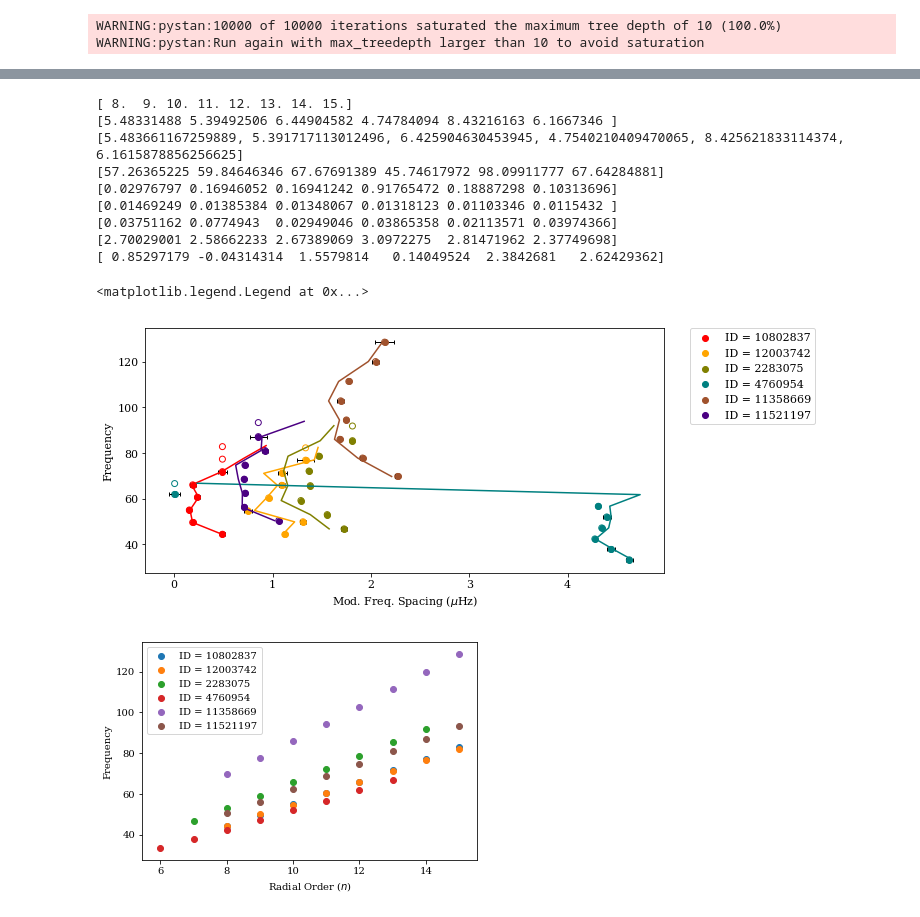
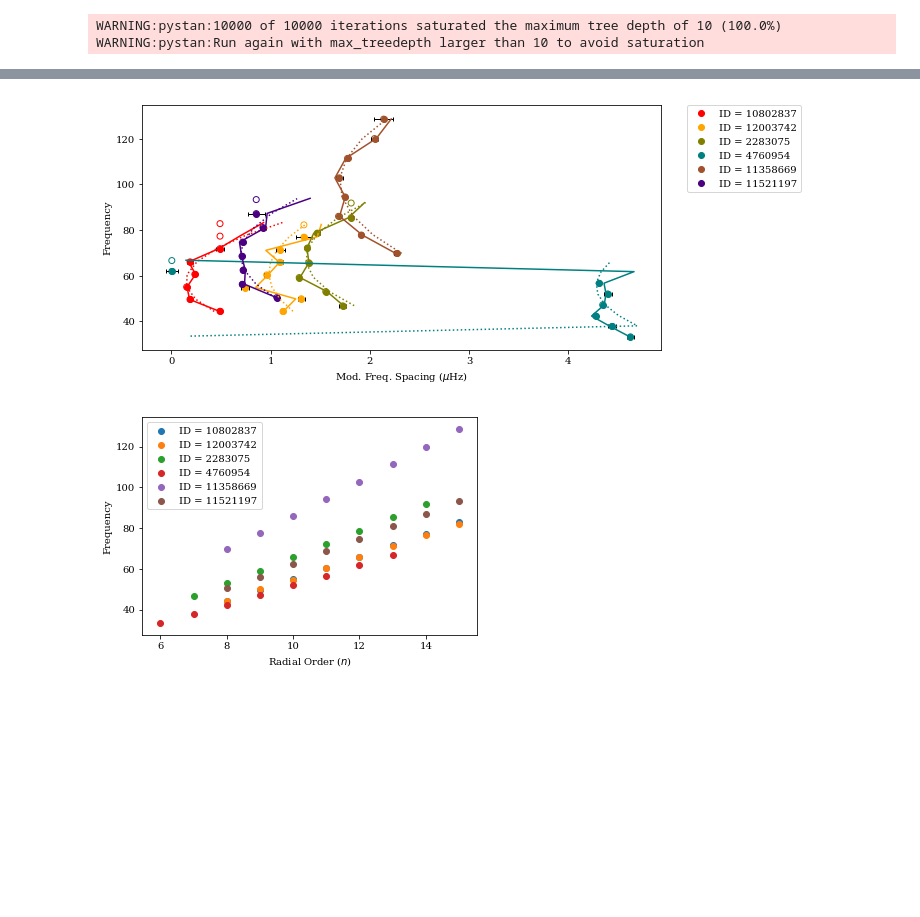
Before and after one commit to daw538/y4project, a Jupyter notebook: Dan_notebooks/rgdata-50hbm.ipynb, the cells around one changed output, grey strips where cells are left out. Saved outputs shown, nothing was run; the diff lists cells and outputs as text; code cells hidden in the pictures; blank space fills up the shorter version.

Commit message:
Output variables from working oscillatory model to parse into other models to help convergence of τ.

```diff
--- a/Dan_notebooks/rgdata-50hbm.ipynb
+++ b/Dan_notebooks/rgdata-50hbm.ipynb
@@ -310,9 +276,11 @@ plt.show()
 #%matplotlib inline
 def model(n,dnu,numax,eps,alpha,A,G,phi):#,tau):
     nmax = numax/dnu - eps
-    s = (n + eps + ((alpha/2)*(nmax-n)**2) + (((A*G)/(2*np.pi)) * np.sin((2*np.pi*(n-nmax))/G + phi)))*dnu#*np.exp(-n/(tau))
+    s = (n + eps + ((alpha/2)*(nmax-n)**2) +
+         (((A*G)/(2*np.pi)) * np.sin((2*np.pi*(n-nmax))/G + phi)))*dnu#*np.exp(-n/(tau))
     return s
 
+no_osc = np.loadtxt('/home/daniel/Documents/y4project/Dan_notebooks/no_osc_models.csv', delimiter=',')
 
 fig = plt.figure(1, figsize=(12,4))
 ax  = fig.add_subplot(111)
@@ -321,78 +289,47 @@ ax.set_position([0.1,0.1,0.6,0.85])
 import itertools
 colours = itertools.cycle(('r', 'orange', 'olive', 'teal', 'sienna', 'indigo'))
 
+params = np.zeros([len(IDs), 8])
+
 for i in np.arange(0,len(IDs),1):
     # Iterate point colour
     colour = next(colours)
+    pts = modesID[i].loc[(modesID[i]['f0_err'] < 10e3)]
     # Plot all frequencies, and errorbars for the 'true' data
     ax.scatter(modesID[i]['f0'] % dnu_avgID[i], modesID[i]['f0'],
                 label='', zorder=-1, facecolors='none', edgecolors=colour)
-    pts = modesID[i].loc[(modesID[i]['f0_err'] < 10e3)]
     ax.scatter(pts['f0'] % dnu_avgID[i], pts['f0'],
                 label=r'ID = '+str(IDs[i]), c=colour)
     ax.errorbar(pts['f0'] % dnu_avgID[i], pts['f0'], xerr=pts['f0_err'],
                         zorder=0, fmt="none", label='', c='k',
                         capsize=2, markersize=4, elinewidth=1)
 
-    # Plot the modelled fit
-    g2 = model(arr_n[i],
-           np.mean(fit['dnu'], axis=0)[i],
+    params[i] = [np.mean(fit['dnu'], axis=0)[i],
            np.mean(fit['numax'], axis=0)[i],
            np.mean(fit['epsilon'], axis=0)[i],
            np.mean(fit['alpha'], axis=0)[i],
            np.mean(fit['A'], axis=0)[i],
            np.mean(fit['G'], axis=0)[i],
            np.mean(fit['phi'], axis=0)[i],
-           #np.mean(fit['tau'], axis=0)[i]
-              )
+                np.nan]
 
-    ax.plot(g2 % np.mean(fit['dnu'], axis=0)[i], g2,
-             c=colour)
-'''
-g1 = model(arr_n[0],
-           np.mean(fit['dnu'], axis=0)[0],
-           np.mean(fit['nmax'], axis=0)[0],
-           np.mean(fit['epsilon'], axis=0)[0],
-           np.mean(fit['alpha'], axis=0)[0],
-           np.mean(fit['A'], axis=0)[0],
-           np.mean(fit['G'], axis=0)[0],
-           np.mean(fit['phi'], axis=0)[0],
-           np.mean(fit['tau'], axis=0)[0])
+    # Plot the modelled fit
+    g2 = model(arr_n[i], params[i,0], params[i,1], params[i,2], params[i,3],
+               params[i,4], params[i,5], params[i,6])
+    ax.plot(g2 % dnu_avgID[i], g2, c=colour)
+    ax.plot(no_osc[i] % dnu_avgID[i], no_osc[i], linestyle=':', c=colour)
 
-plt.plot(g1 % np.mean(fit['dnu'], axis=0)[0], g1,
-             label='Fit_2D')
 
-'''
-
-print(arr_n[0])
-print(np.mean(fit['dnu'], axis=0))
-print(dnu_avgID)
-print(np.mean(fit['numax'], axis=0))
-print(np.mean(fit['epsilon'], axis=0))
-print(np.mean(fit['alpha'], axis=0))
-print(np.mean(fit['A'], axis=0))
-print(np.mean(fit['G'], axis=0))
-print(np.mean(fit['phi'], axis=0))
-#print(np.mean(fit['tau'], axis=0))
-
+np.savetxt('no_tau_models.csv', params, delimiter=',')
 
 plt.legend()
 plt.ylabel('Frequency')
 plt.xlabel(r'Mod. Freq. Spacing ($\mu$Hz)')
 plt.legend(bbox_to_anchor=(1.05, 1), loc=2, borderaxespad=0.)
 #plt.savefig('seminar/somergbseizure.pdf', bbox='tight_layout')
+plt.show()
 # %% [output]
-[ 8.  9. 10. 11. 12. 13. 14. 15.]
-[5.48331488 5.39492506 6.44904582 4.74784094 8.43216163 6.1667346 ]
-[5.483661167259889, 5.391717113012496, 6.425904630453945, 4.7540210409470065, 8.425621833114374, 6.1615878856256625]
-[57.26365225 59.84646346 67.67691389 45.74617972 98.09911777 67.64284881]
-[0.02976797 0.16946052 0.16941242 0.91765472 0.18887298 0.10313696]
-[0.01469249 0.01385384 0.01348067 0.01318123 0.01103346 0.0115432 ]
-[0.03751162 0.0774943  0.02949046 0.03865358 0.02113571 0.03974366]
-[2.70029001 2.58662233 2.67389069 3.0972275  2.81471962 2.37749698]
-[ 0.85297179 -0.04314314  1.5579814   0.14049524  2.3842681   2.62429362]
-<matplotlib.legend.Legend at 0x...>
-[figure, old version]
+[figure, new version]
 # %%
 %matplotlib inline
 plt.figure(2)
```
Also changed, not shown: parts of 5 cells of this notebook, 2 other files.
